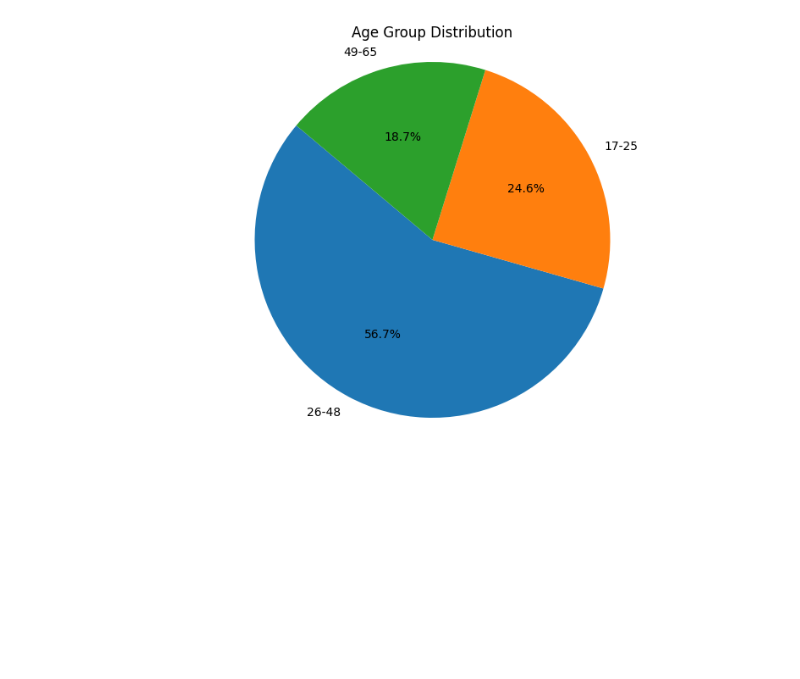
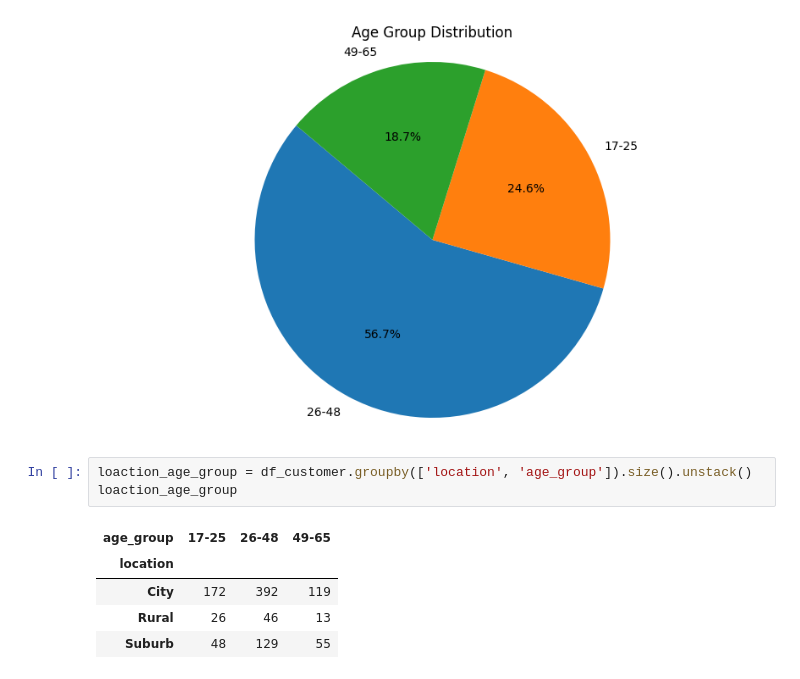
Before and after one commit to ashishjadhav123/AtliQo-Bank-Credit-Card-Launch, a Jupyter notebook: AtliQo Bank Phase1.ipynb, the cells around one changed output. Cells and saved outputs as stored; diff of their text form; blank space fills up the shorter version.

```diff
--- a/AtliQo Bank Phase1.ipynb
+++ b/AtliQo Bank Phase1.ipynb
@@ -222,3 +222,12 @@ plt.axis('equal')
 plt.show()
 # %% [output]
 [figure]
+# %%
+loaction_age_group = df_customer.groupby(['location', 'age_group']).size().unstack()
+loaction_age_group
+# %% [output]
+| age_group | 17-25 | 26-48 | 49-65 |
+| location |  |  |  |
+| City | 172 | 392 | 119 |
+| Rural | 26 | 46 | 13 |
+| Suburb | 48 | 129 | 55 |
```
Also changed, not shown: parts of 1 cell of this notebook.
